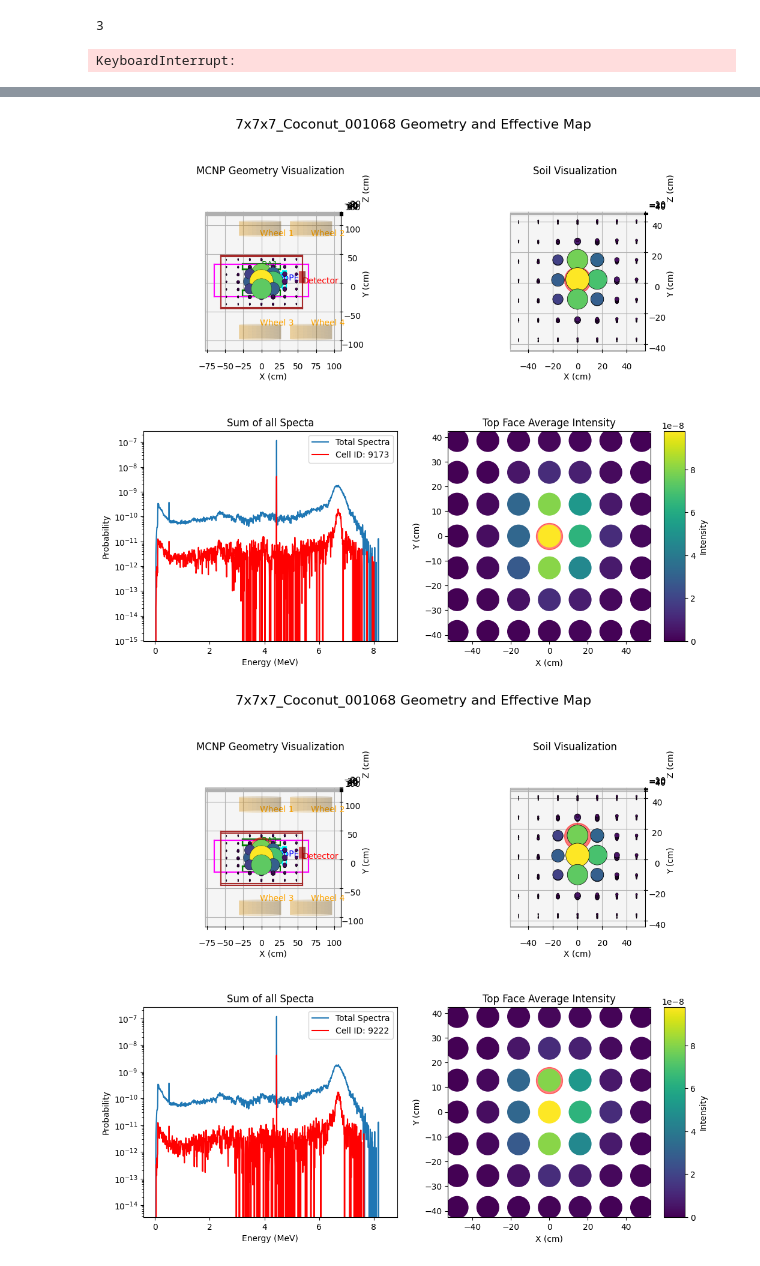
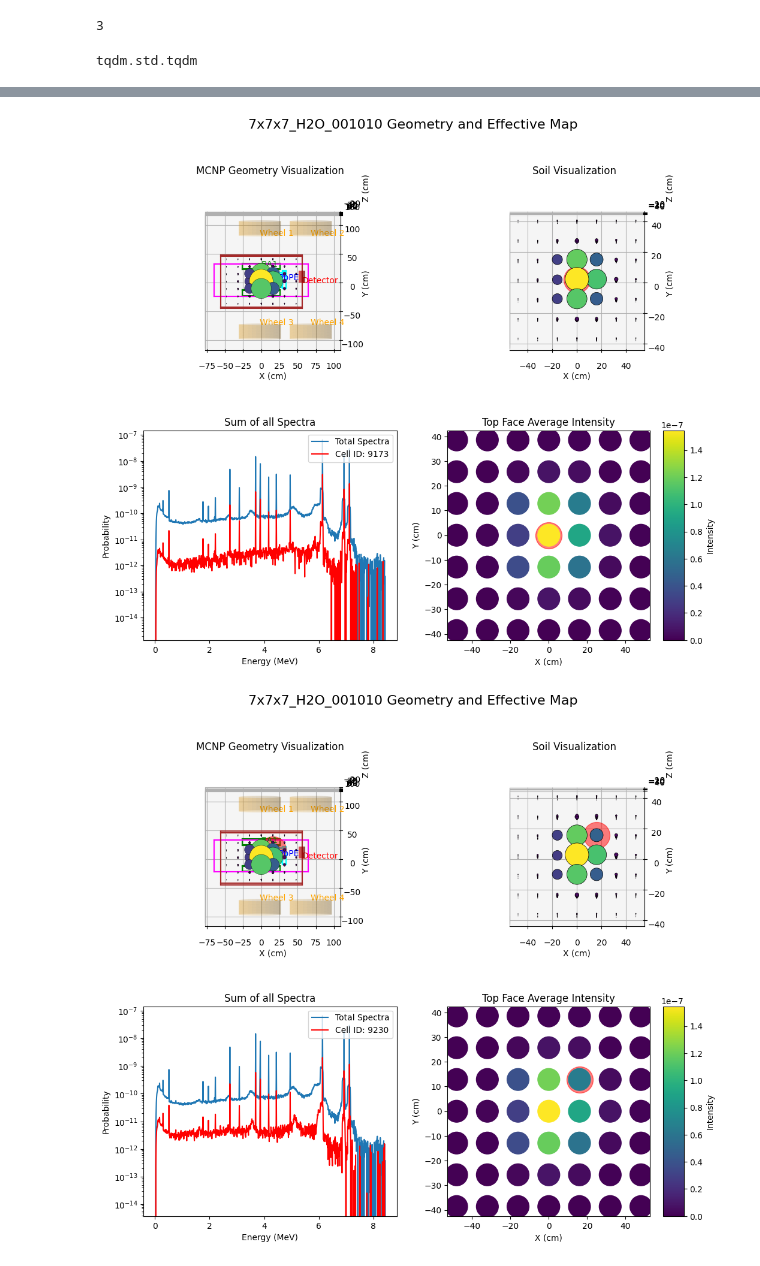
Before and after one commit to JoseACortes/USDASummer2025, a Jupyter notebook: Steps/02_GenerateEffectiveMap/depositionmap.ipynb, the cells around one changed output, grey strips where cells are left out. Cells and saved outputs as stored; diff of their text form; code cells hidden in the pictures.

```diff
--- a/Steps/02_GenerateEffectiveMap/depositionmap.ipynb
+++ b/Steps/02_GenerateEffectiveMap/depositionmap.ipynb
@@ -21,6 +34,6 @@ pickle_files = 'GenTestSpecs/specs/'+sims_df['filename']+'.pkl'
 # %%
 
-i = 2
+i = 9
 
 pickle_file = pickle_files[i]
 soil_resolution = sims_df['soil_resolution'][i]
@@ -411,7 +424,7 @@ def VIS1(midpoints, intensity, spectrums, elev=20, azim=-60, n=0, figsize=(12,10
         ax4 = fig.add_subplot(223)
         ax4.set_xlabel('Energy (MeV)')
         ax4.set_ylabel('Probability')
-        ax4.set_title('Sum of all Specta')
+        ax4.set_title('Sum of all Spectra')
         ax4.plot(detector_energy_bins, spectrums.sum(axis=0).flatten(), label='Total Spectra')
         ax4.plot(detector_energy_bins, spectrums[n], label='Cell ID: {}'.format(cell_ids[n]), c='red')
         ax4.set_yscale('log')
@@ -433,16 +446,8 @@ def VIS1(midpoints, intensity, spectrums, elev=20, azim=-60, n=0, figsize=(12,10
         # fig.patch.set_alpha(0.0)
         if filetype:
             plt.savefig(f'{filehead}{filename}{filetail}.{filetype}', dpi=300, bbox_inches='tight')
+            plt.close(fig)
+
+        else:
+                plt.show()
+                plt.close(fig)
-# %%
-n = 0
-
-VIS1(
-    midpoints,
-    intensity=causal_activity,
-    spectrums=full_causal_spectrums,
-    elev=elevs[n],
-    azim=-90,
-    n=np.argsort(causal_activity)[::-1][n],
-    filetype='.png',
-    filehead='figs/',
-    )
@@ -451,4 +460,4 @@ VIS1(
 # %%
-azim_bounds = [90, 0]
+azim_bounds = [-90, 0]
 elev_bounds = [90, 0]
 # %%
@@ -486,14 +498,19 @@ max_digits
+# %%
+tqdm.tqdm
+# %% [output]
+tqdm.std.tqdm
 # %%
-for n in range(len(causal_activity)):
+for n in tqdm.tqdm(range(len(causal_activity))):
     VIS1(
         midpoints,
         intensity=causal_activity,
         spectrums=full_causal_spectrums,
         elev=elevs[n],
-        azim=-azims[n],
+        azim=azims[n],
         n=np.argsort(causal_activity)[::-1][n],
-        filetype='.png',
-        filehead=f'figs/testMovie/{force_n_digits(n, max_digits)}_',
+        # filetype='.png',
+        # filehead=f'figs/testMovie/{force_n_digits(n, max_digits)}_',
         )
+    if n == 5:
+        break
 # %% [output]
-KeyboardInterrupt:
@@ -504,2 +521,2 @@ KeyboardInterrupt:
-[figure, old version]
+[figure, new version]
-[figure, old version]
+[figure, new version]
```
Also changed, not shown: parts of 16 cells of this notebook, 52 other files.
